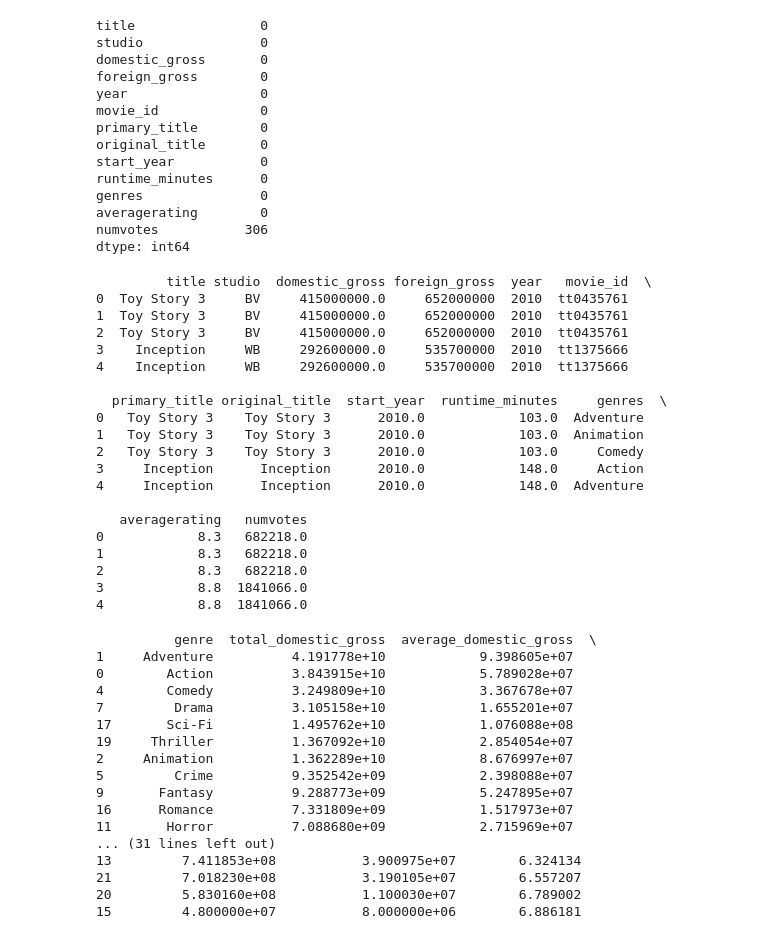
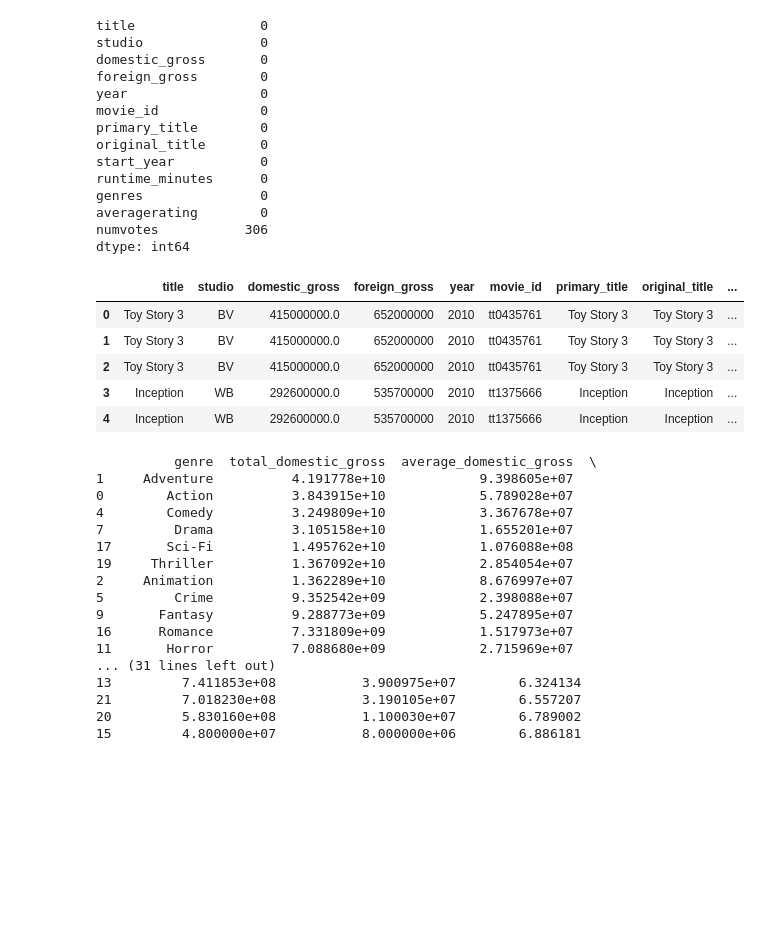
Before and after one commit to BLACKSPI/Phase2_project_group5, a Jupyter notebook: student.ipynb, the cells around one changed output. Saved outputs shown, nothing was run; the diff lists cells and outputs as text; code cells hidden in the pictures; blank space fills up the shorter version.

```diff
--- a/student.ipynb
+++ b/student.ipynb
@@ -688,36 +697,22 @@ dtype: int64
 # %%
 # Standardize genre column
 def clean_and_explode(df, genre_column):
     df[genre_column] = df[genre_column].str.split(',')
     df = df.explode(genre_column).reset_index(drop=True)
     return df
 
 merged_data = clean_and_explode(merged_data, 'genres')
 
 merged_data['averagerating'] = merged_data['averagerating'].fillna(merged_data['averagerating'].mean())
 
-print(merged_data.head())
+merged_data.head()
 # %% [output]
-         title studio  domestic_gross foreign_gross  year   movie_id  \
-0  Toy Story 3     BV     415000000.0     652000000  2010  tt0435761
-1  Toy Story 3     BV     415000000.0     652000000  2010  tt0435761
-2  Toy Story 3     BV     415000000.0     652000000  2010  tt0435761
-3    Inception     WB     292600000.0     535700000  2010  tt1375666
-4    Inception     WB     292600000.0     535700000  2010  tt1375666
-
-  primary_title original_title  start_year  runtime_minutes     genres  \
-0   Toy Story 3    Toy Story 3      2010.0            103.0  Adventure
-1   Toy Story 3    Toy Story 3      2010.0            103.0  Animation
-2   Toy Story 3    Toy Story 3      2010.0            103.0     Comedy
-3     Inception      Inception      2010.0            148.0     Action
-4     Inception      Inception      2010.0            148.0  Adventure
-
-   averagerating   numvotes
-0            8.3   682218.0
-1            8.3   682218.0
-2            8.3   682218.0
-3            8.8  1841066.0
-4            8.8  1841066.0
+|  | title | studio | domestic_gross | foreign_gross | year | movie_id | primary_title | original_title | ... |
+| 0 | Toy Story 3 | BV | 415000000.0 | 652000000 | 2010 | tt0435761 | Toy Story 3 | Toy Story 3 | ... |
+| 1 | Toy Story 3 | BV | 415000000.0 | 652000000 | 2010 | tt0435761 | Toy Story 3 | Toy Story 3 | ... |
+| 2 | Toy Story 3 | BV | 415000000.0 | 652000000 | 2010 | tt0435761 | Toy Story 3 | Toy Story 3 | ... |
+| 3 | Inception | WB | 292600000.0 | 535700000 | 2010 | tt1375666 | Inception | Inception | ... |
+| 4 | Inception | WB | 292600000.0 | 535700000 | 2010 | tt1375666 | Inception | Inception | ... |
 # %%
 # Ensuring that revenue data is captured as int or float for analysis
 merged_data['domestic_gross'] = pd.to_numeric(merged_data['domestic_gross'], errors='coerce').fillna(0).astype(int)
```
Also changed, not shown: parts of 32 cells of this notebook, 8 other files.
